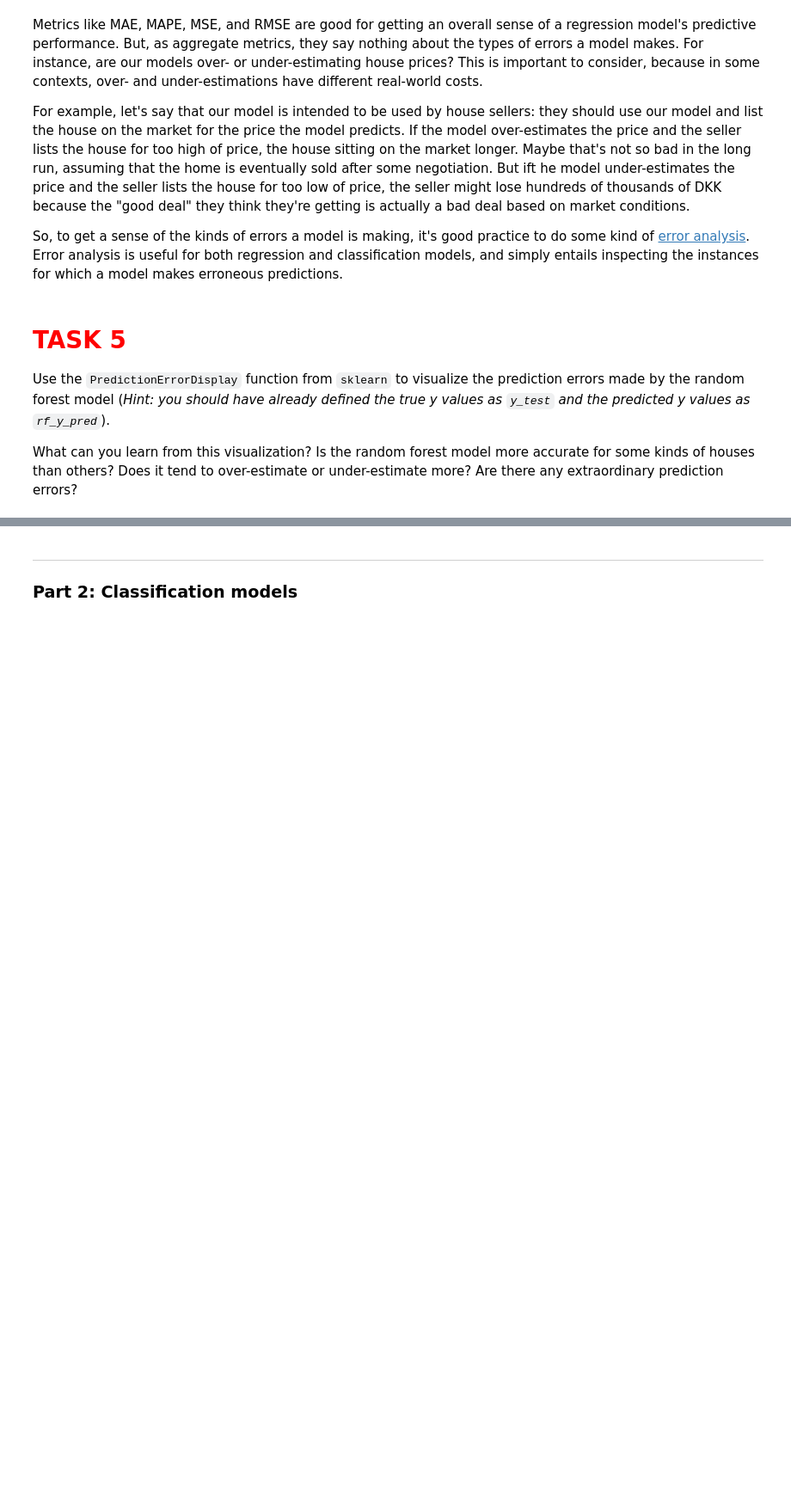
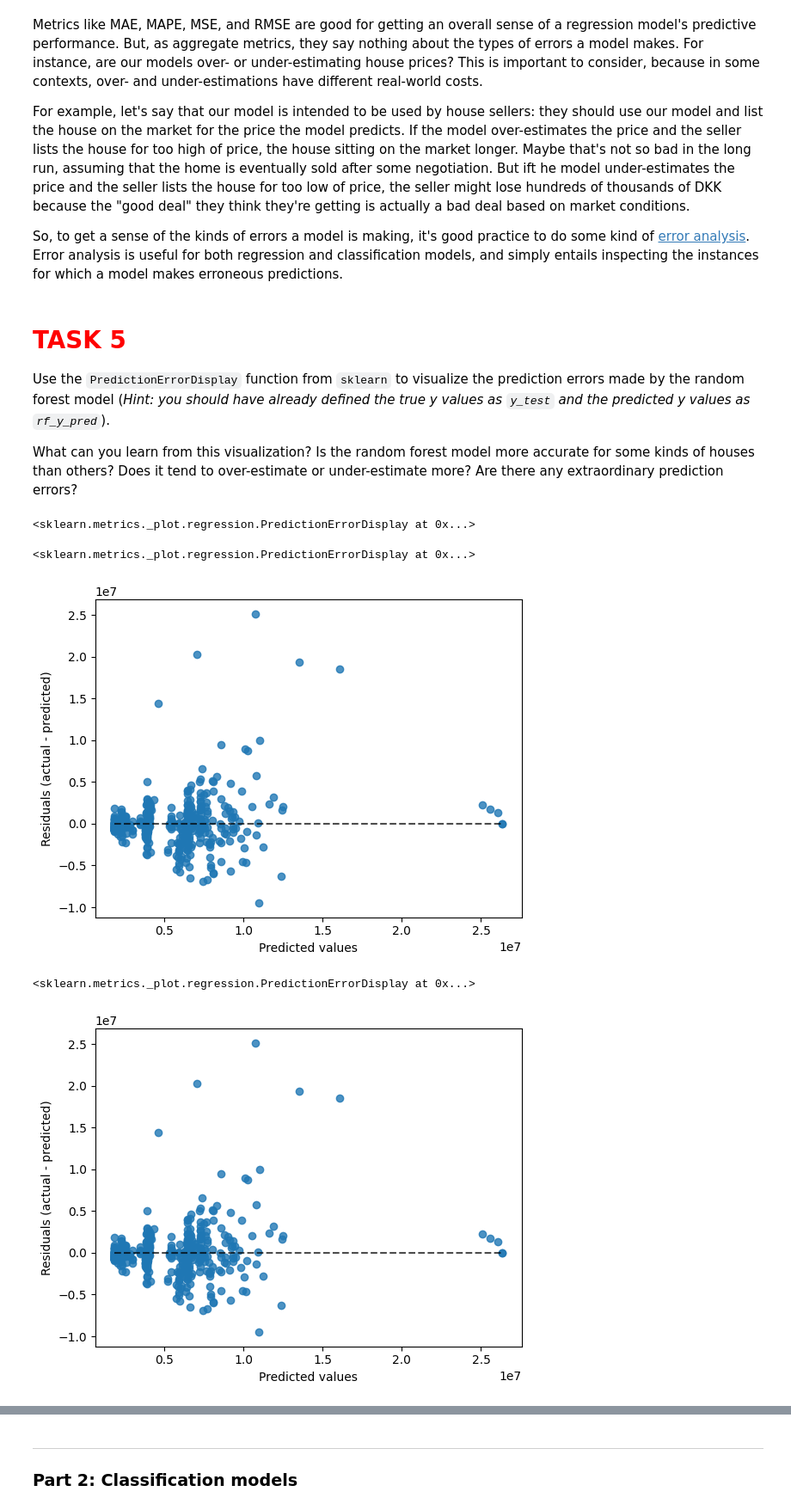
Before and after one commit to BPMRohde/Applied-machine-learning-opgaver, a Jupyter notebook: 08-exercise-model-evaluation.ipynb, the cells around one changed output, grey strips where cells are left out. Shown at 86% size. Saved outputs shown, nothing was run; the diff lists cells and outputs as text; code cells hidden in the pictures; blank space fills up the shorter version.

```diff
--- a/08-exercise-model-evaluation.ipynb
+++ b/08-exercise-model-evaluation.ipynb
@@ -67,6 +67,8 @@ Let's predict `price` with the following attributes: `m2`, `Build Year`, `Type o
 Define your feature matrix `X` and target variable `y`. (*Hint: some of the attributes are categorical so you need to make dummy variables. If you don't remember how, try looking back at Exercises 04 and 05.*)
 # %%
 # your code here - define X and y
+X = pd.get_dummies(homes_df.drop(columns=['Price']))
+y = homes_df['Price']
 # %% [markdown]
 Use the following code to make a train-test split.
 # %%
@@ -79,3 +81,5 @@ X_train, X_test, y_train, y_test = train_test_split(X, y, random_state=42)
 Define a [dummy regressor](https://scikit-learn.org/stable/modules/generated/sklearn.dummy.DummyRegressor.html) as `dm` and fit it to the training data.
 # %%
 # your code here - define dm and fit to training data
+dm = DummyRegressor(strategy='mean')
+dm.fit(X_train, y_train)
@@ -118,3 +137,5 @@ Define a [random forest regressor model](https://scikit-learn.org/stable/modules
 Set the following hyperparameters: `n_estimators=500` and `max_depth=5`... do you know what they mean?
 # %%
 # your code here - define rf and fit to training data
+rf = RandomForestRegressor(n_estimators=500, max_depth=5)
+rf.fit(X_train, y_train)
@@ -122,6 +145,7 @@ Set the following hyperparameters: `n_estimators=500` and `max_depth=5`... do yo
 Predict `y` (home price) for your test set with the random forest regressor model. Define the predictions as an object called `rf_y_pred`.
 # %%
 # your code here - predict y for the test set and save predictions as rf_y_pred
+rf_y_pred = rf.predict(X_test)
 # %% [markdown]
 Inspect the training and test scores for the random forest regressor model.
 # %%
@@ -192,3 +224,11 @@ Use the `PredictionErrorDisplay` function from `sklearn` to visualize the predic
 What can you learn from this visualization? Is the random forest model more accurate for some kinds of houses than others? Does it tend to over-estimate or under-estimate more? Are there any extraordinary prediction errors?
 # %%
 # your code here
+display = PredictionErrorDisplay.from_predictions(y_test, rf_y_pred)
+display.plot()
+# %% [output]
+<sklearn.metrics._plot.regression.PredictionErrorDisplay at 0x...>
+<sklearn.metrics._plot.regression.PredictionErrorDisplay at 0x...>
+[figure, added]
+<sklearn.metrics._plot.regression.PredictionErrorDisplay at 0x...>
+[figure, added]
```
Also changed, not shown: parts of 32 cells of this notebook, 2 other files.
